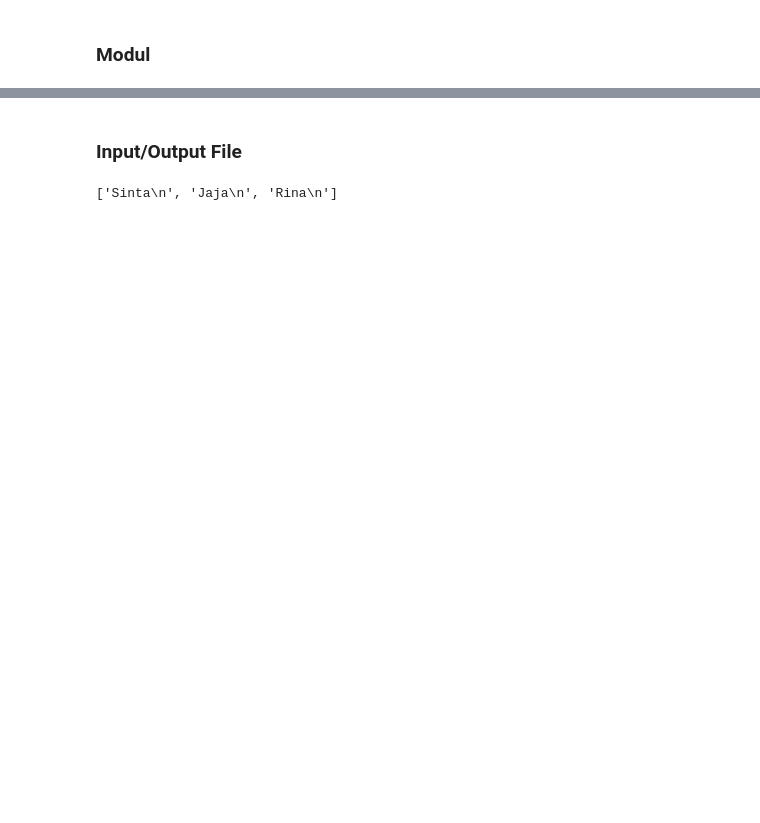
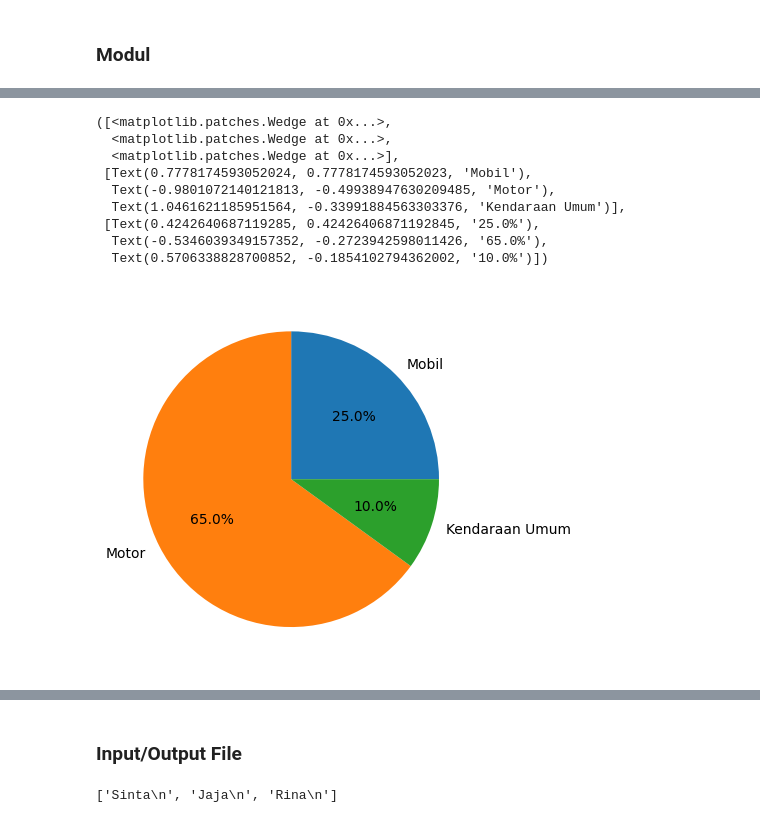
Before and after one commit to iizmyy/prak-machine-learning, a Jupyter notebook: Praktikum_II.ipynb, the cells around one changed output, grey strips where cells are left out. Drawn from its saved outputs; the diff is of its cells as text; code cells hidden in the pictures; blank space fills up the shorter version.

```diff
--- a/Praktikum_II.ipynb
+++ b/Praktikum_II.ipynb
@@ -190,3 +305,29 @@ Hasil subprosedur :
+# %%
+#Import modul numpy dengan alias np
+import --- as ---
+
+# Import fungsi pie dari modul matplotlib.pyplot untuk membuat pie chart
+from --- import ---
+
+"""Gunakan fungsi array dari modul numpy untuk membuat array berisi nilai
+   persentase pengguna kendaraan pribadi mobil, motor, dan kendaraan umum
+"""
+jumlah = ---.array([25, 65, 10])
+jenis_kendaraan = ["Mobil", "Motor", "Kendaraan Umum"]
+
+# Gunakan fungsi pie untuk membuat pie chart
+---(jumlah, labels = jenis_kendaraan, autopct = '%1.1f%%')
+# %% [output]
+([<matplotlib.patches.Wedge at 0x...>,
+  <matplotlib.patches.Wedge at 0x...>,
+  <matplotlib.patches.Wedge at 0x...>],
+ [Text(0.7778174593052024, 0.7778174593052023, 'Mobil'),
+  Text(-0.9801072140121813, -0.49938947630209485, 'Motor'),
+  Text(1.0461621185951564, -0.33991884563303376, 'Kendaraan Umum')],
+ [Text(0.4242640687119285, 0.42426406871192845, '25.0%'),
+  Text(-0.5346039349157352, -0.2723942598011426, '65.0%'),
+  Text(0.5706338828700852, -0.1854102794362002, '10.0%')])
+[figure, added]
 # %%
 #Impor semua fungsi dalam modul
 import pandas as pd
```
Also changed, not shown: parts of 8 cells of this notebook.
